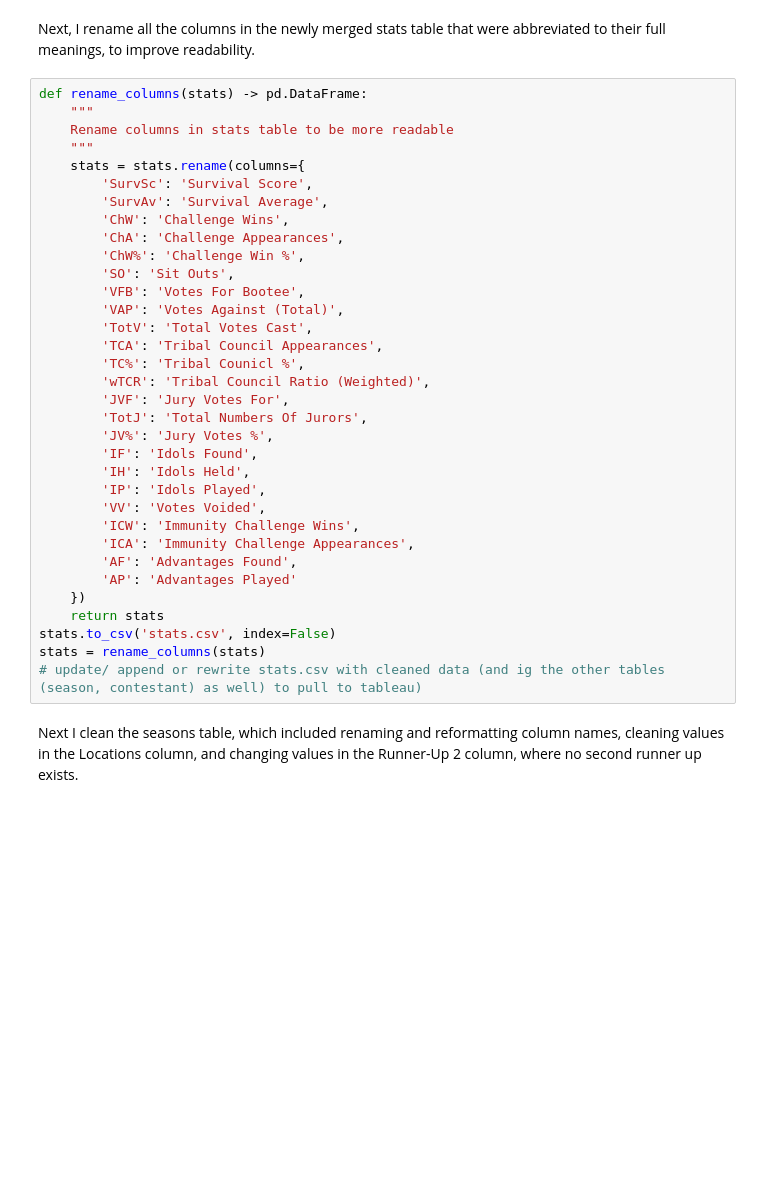
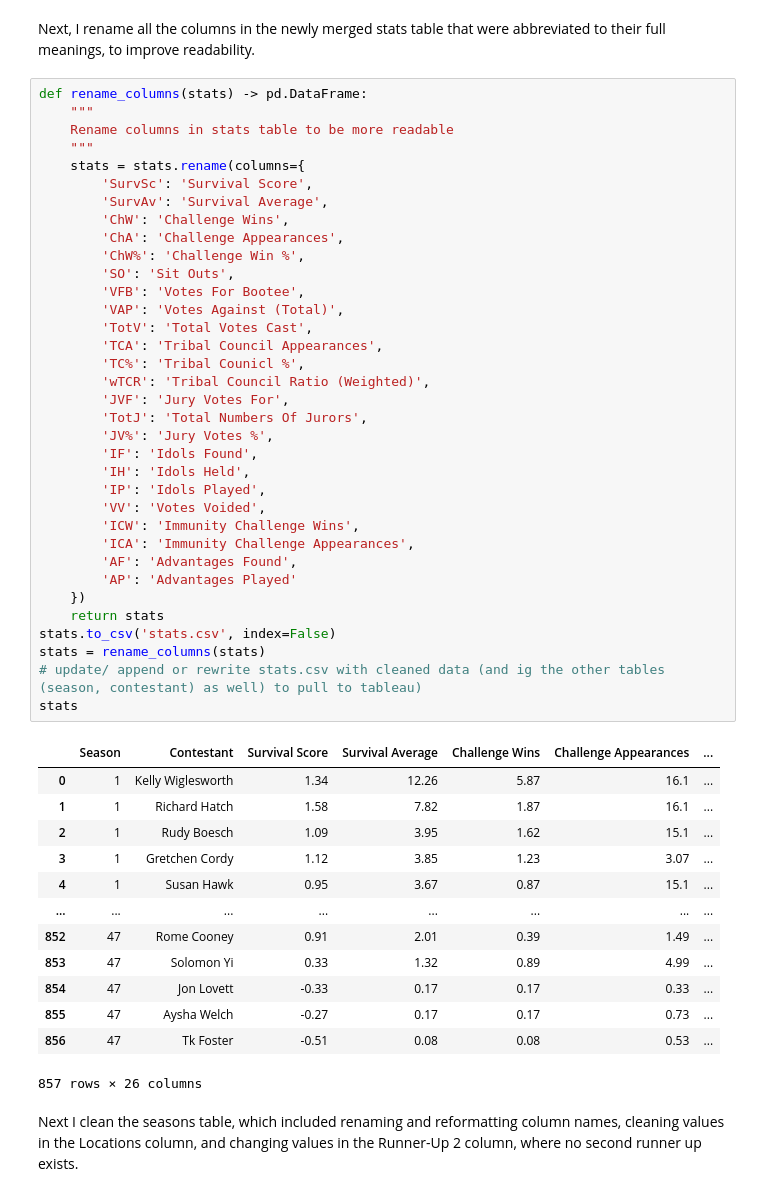
Before and after one commit to jubilbee/Survivor_EDA, a Jupyter notebook: Survivor_EDA.ipynb, the cells around one changed output. Cells and saved outputs as stored; diff of their text form; blank space fills up the shorter version.

```diff
--- a/Survivor_EDA.ipynb
+++ b/Survivor_EDA.ipynb
@@ -115,33 +131,48 @@ def rename_columns(stats) -> pd.DataFrame:
     """
     stats = stats.rename(columns={
         'SurvSc': 'Survival Score',
         'SurvAv': 'Survival Average',
         'ChW': 'Challenge Wins',
         'ChA': 'Challenge Appearances',
         'ChW%': 'Challenge Win %',
         'SO': 'Sit Outs',
         'VFB': 'Votes For Bootee',
         'VAP': 'Votes Against (Total)',
         'TotV': 'Total Votes Cast',
         'TCA': 'Tribal Council Appearances',
         'TC%': 'Tribal Counicl %',
         'wTCR': 'Tribal Council Ratio (Weighted)',
         'JVF': 'Jury Votes For',
         'TotJ': 'Total Numbers Of Jurors',
         'JV%': 'Jury Votes %',
         'IF': 'Idols Found',
         'IH': 'Idols Held',
         'IP': 'Idols Played',
         'VV': 'Votes Voided',
         'ICW': 'Immunity Challenge Wins',
         'ICA': 'Immunity Challenge Appearances',
         'AF': 'Advantages Found',
         'AP': 'Advantages Played'
     })
     return stats
 stats.to_csv('stats.csv', index=False)
 stats = rename_columns(stats)
 # update/ append or rewrite stats.csv with cleaned data (and ig the other tables (season, contestant) as well) to pull to tableau)
+stats
+# %% [output]
+|  | Season | Contestant | Survival Score | Survival Average | Challenge Wins | Challenge Appearances | ... |
+| 0 | 1 | Kelly Wiglesworth | 1.34 | 12.26 | 5.87 | 16.1 | ... |
+| 1 | 1 | Richard Hatch | 1.58 | 7.82 | 1.87 | 16.1 | ... |
+| 2 | 1 | Rudy Boesch | 1.09 | 3.95 | 1.62 | 15.1 | ... |
+| 3 | 1 | Gretchen Cordy | 1.12 | 3.85 | 1.23 | 3.07 | ... |
+| 4 | 1 | Susan Hawk | 0.95 | 3.67 | 0.87 | 15.1 | ... |
+| ... | ... | ... | ... | ... | ... | ... | ... |
+| 852 | 47 | Rome Cooney | 0.91 | 2.01 | 0.39 | 1.49 | ... |
+| 853 | 47 | Solomon Yi | 0.33 | 1.32 | 0.89 | 4.99 | ... |
+| 854 | 47 | Jon Lovett | -0.33 | 0.17 | 0.17 | 0.33 | ... |
+| 855 | 47 | Aysha Welch | -0.27 | 0.17 | 0.17 | 0.73 | ... |
+| 856 | 47 | Tk Foster | -0.51 | 0.08 | 0.08 | 0.53 | ... |
+857 rows × 26 columns
 # %% [markdown]
 Next I clean the seasons table, which included renaming and reformatting column names, cleaning values in the Locations column, and changing values in the Runner-Up 2 column, where no second runner up exists.
 # %%
```
Also changed, not shown: parts of 8 cells of this notebook, 5 other files.
